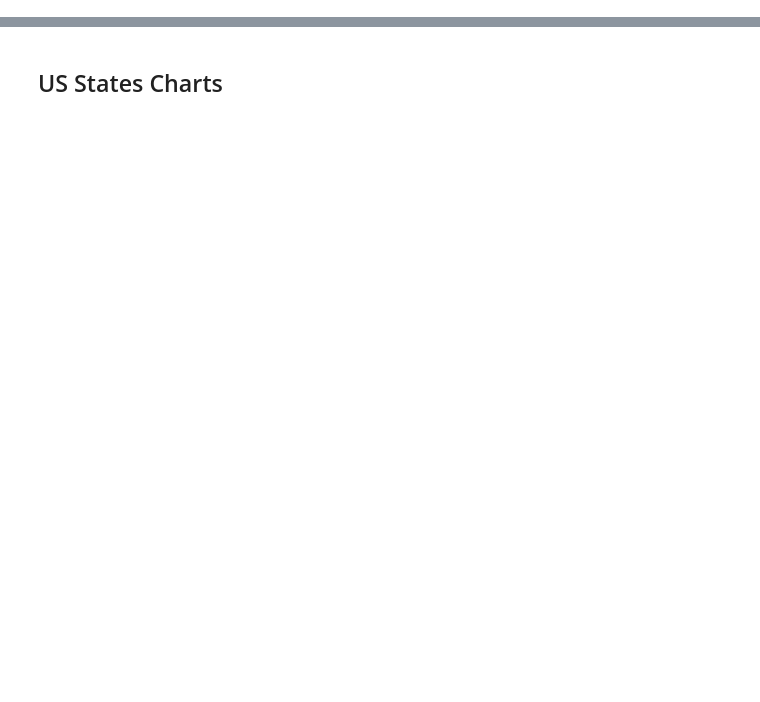
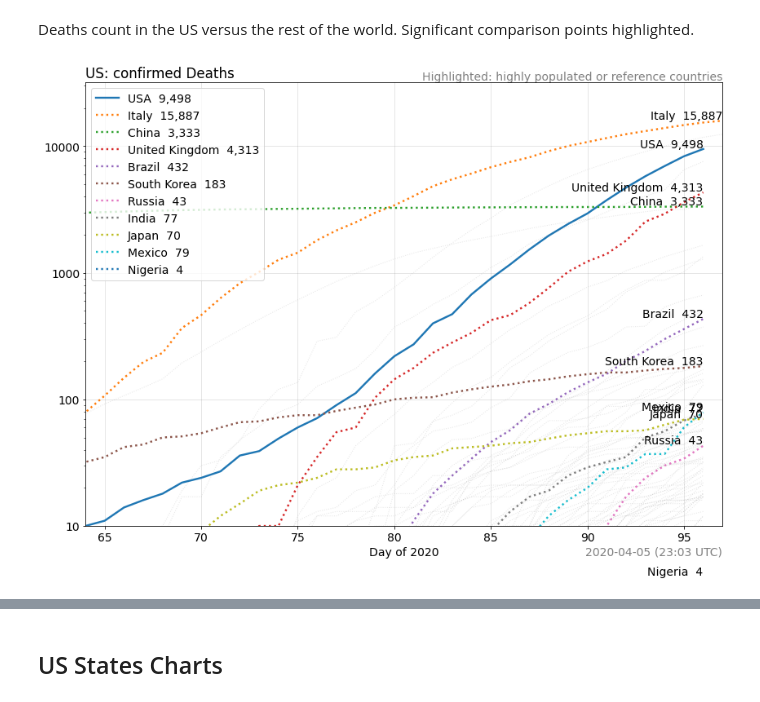
Before and after one commit to Covid-Analytics/covidanalytics.org, a Jupyter notebook: analysis/US_Data.ipynb, the cells around one changed output, grey strips where cells are left out. Saved outputs shown, nothing was run; the diff lists cells and outputs as text; code cells hidden in the pictures; blank space fills up the shorter version.

```diff
--- a/analysis/US_Data.ipynb
+++ b/analysis/US_Data.ipynb
@@ -176,0 +60,19 @@ https://covidtracking.com/api/us/daily.csv: non-canonical columns: HospitalizedT
+# %% [markdown]
+Deaths count in the US versus the rest of the world. Significant comparison points highlighted.
+# %%
+ep.scatter_plot_by_series(
+    df_fused_daily,
+    x_key='X', y_key='Deaths',
+    series_key='CountryName', series_names=ranked_countries_by_confirmed_cases['CountryName'],
+    y_log=True,
+    series_is_secondary=lambda df: df['CountryName'].any() not in highlight_countries,
+    series_secondary_width=1,
+    bounds=[64, None, 10, None],
+    data_labels="legend", data_labels_align='right',
+    line_style_non_first_series='dotted',
+    title='US: confirmed Deaths',
+    label_x="Day of 2020",
+    stamp_1='Highlighted: highly populated or reference countries'
+)
+# %% [output]
+[figure, added]
```
Also changed, not shown: parts of 21 cells of this notebook, 3 other files.
